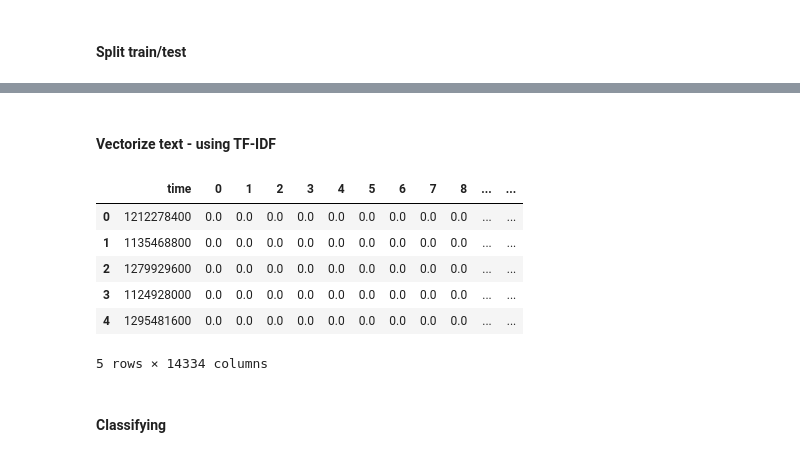
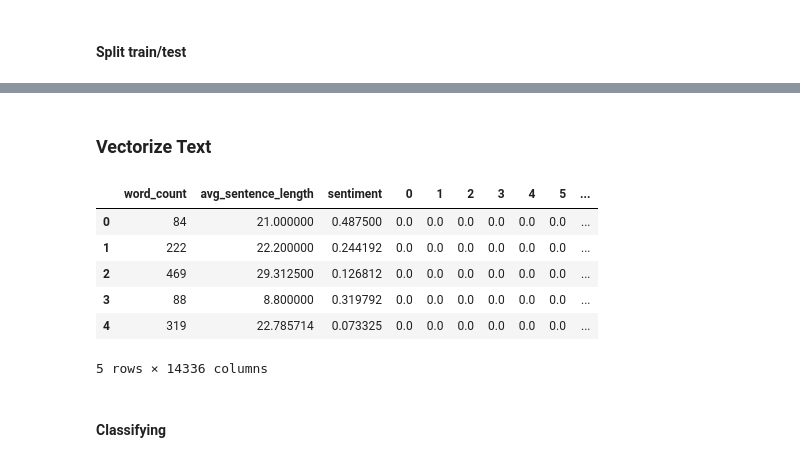
Before and after one commit to dantc12/NLP_Exercise, a Jupyter notebook: MovieReviewClassifier_FurtherResearch.ipynb, the cells around one changed output, grey strips where cells are left out. Cells and saved outputs as stored; diff of their text form; code cells hidden in the pictures.

```diff
--- a/MovieReviewClassifier_FurtherResearch.ipynb
+++ b/MovieReviewClassifier_FurtherResearch.ipynb
@@ -62,6 +75,6 @@ This time we use more features: the 'time' feature and the 'summary' feature.
 user = users[0]
 user_reviews = review_data.get_user_reviews(user)
 data = pd.DataFrame.from_records(user_reviews)
-data = data.drop(columns=['productId', 'userId', 'profileName', 'helpfulness'])
+data = data.drop(columns=['productId', 'helpfulness', 'userId', 'profileName'])
 data
 # %% [output]
@@ -82,0 +98,8 @@ data
+# %%
+data['word_count'] = data["text"].apply(lambda x: len(str(x).split(" ")))
+data['char_count'] = data["text"].apply(lambda x: sum(len(word) for word in str(x).split(" ")))
+data['sentence_count'] = data["text"].apply(lambda x: len(str(x).split(".")))
+data['avg_word_length'] = data['char_count'] / data['word_count']
+data['avg_sentence_length'] = data['word_count'] / data['sentence_count']
+data['sentiment'] = data['text'].apply(lambda x: TextBlob(x).sentiment.polarity)
+data.head()
@@ -83,2 +154,5 @@ data
 # %% [markdown]
 #### Split train/test
+# %%
+data = data.drop(columns=['char_count', 'sentence_count', 'avg_word_length'])
+data.head()
@@ -85,10 +166,10 @@ data
 # %%
-X = data[['time', 'summary', 'text']]
+X = data.drop(columns=['score'])
 Y = data['score']
 
 X_train, X_test, y_train, y_test = train_test_split(X, Y, test_size=0.2, random_state=42)
-# %% [markdown]
-#### Vectorize text - using TF-IDF
+# %% [markdown]
+### Vectorize Text
 # %%
 def vectorize_text_tdif(data, train, test):
     vectorizer = TfidfVectorizer(analyzer=clean_text)
@@ -107,19 +188,21 @@ def vectorize_text_BoW(data, train, test):
 X_train_text_vect, X_test_text_vect = vectorize_text_tdif(data['text'], X_train['text'], X_test['text'])
 X_train_summary_vect, X_test_summary_vect = vectorize_text_tdif(data['summary'], X_train['summary'], X_test['summary'])
 # %%
-X_train_vect = pd.concat([X_train[['time']].reset_index(drop=True),
-           pd.DataFrame(X_train_summary_vect.toarray()), pd.DataFrame(X_train_text_vect.toarray())], axis=1)
-X_test_vect = pd.concat([X_test[['time']].reset_index(drop=True),
-           pd.DataFrame(X_test_summary_vect.toarray()), pd.DataFrame(X_test_text_vect.toarray())], axis=1)
+X_train_vect = pd.concat([X_train[['word_count', 'avg_sentence_length', 'sentiment']].reset_index(drop=True),
+                          pd.DataFrame(X_train_summary_vect.toarray()),
+                          pd.DataFrame(X_train_text_vect.toarray())], axis=1)
+X_test_vect = pd.concat([X_test[['word_count', 'avg_sentence_length', 'sentiment']].reset_index(drop=True),
+                         pd.DataFrame(X_test_summary_vect.toarray()),
+                         pd.DataFrame(X_test_text_vect.toarray())], axis=1)
 
 X_train_vect.head()
 # %% [output]
-|  | time | 0 | 1 | 2 | 3 | 4 | 5 | 6 | 7 | 8 | ... | ... |
-| 0 | 1212278400 | 0.0 | 0.0 | 0.0 | 0.0 | 0.0 | 0.0 | 0.0 | 0.0 | 0.0 | ... | ... |
-| 1 | 1135468800 | 0.0 | 0.0 | 0.0 | 0.0 | 0.0 | 0.0 | 0.0 | 0.0 | 0.0 | ... | ... |
-| 2 | 1279929600 | 0.0 | 0.0 | 0.0 | 0.0 | 0.0 | 0.0 | 0.0 | 0.0 | 0.0 | ... | ... |
-| 3 | 1124928000 | 0.0 | 0.0 | 0.0 | 0.0 | 0.0 | 0.0 | 0.0 | 0.0 | 0.0 | ... | ... |
-| 4 | 1295481600 | 0.0 | 0.0 | 0.0 | 0.0 | 0.0 | 0.0 | 0.0 | 0.0 | 0.0 | ... | ... |
+|  | word_count | avg_sentence_length | sentiment | 0 | 1 | 2 | 3 | 4 | 5 | ... |
+| 0 | 84 | 21.000000 | 0.487500 | 0.0 | 0.0 | 0.0 | 0.0 | 0.0 | 0.0 | ... |
+| 1 | 222 | 22.200000 | 0.244192 | 0.0 | 0.0 | 0.0 | 0.0 | 0.0 | 0.0 | ... |
+| 2 | 469 | 29.312500 | 0.126812 | 0.0 | 0.0 | 0.0 | 0.0 | 0.0 | 0.0 | ... |
+| 3 | 88 | 8.800000 | 0.319792 | 0.0 | 0.0 | 0.0 | 0.0 | 0.0 | 0.0 | ... |
+| 4 | 319 | 22.785714 | 0.073325 | 0.0 | 0.0 | 0.0 | 0.0 | 0.0 | 0.0 | ... |
-5 rows × 14334 columns
+5 rows × 14336 columns
 # %% [markdown]
 #### Classifying
```
Also changed, not shown: parts of 20 cells of this notebook.
